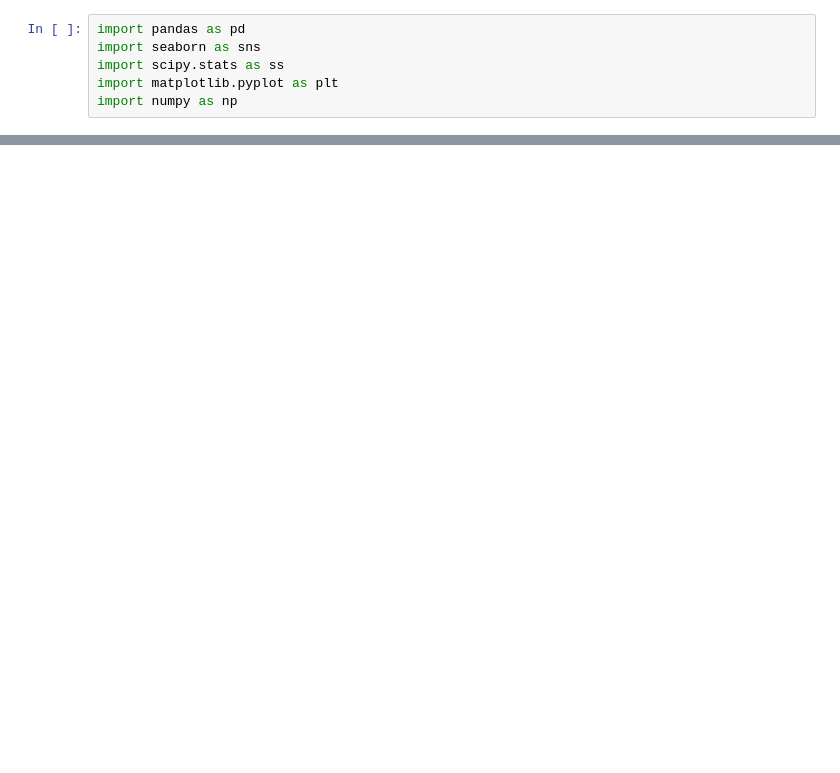
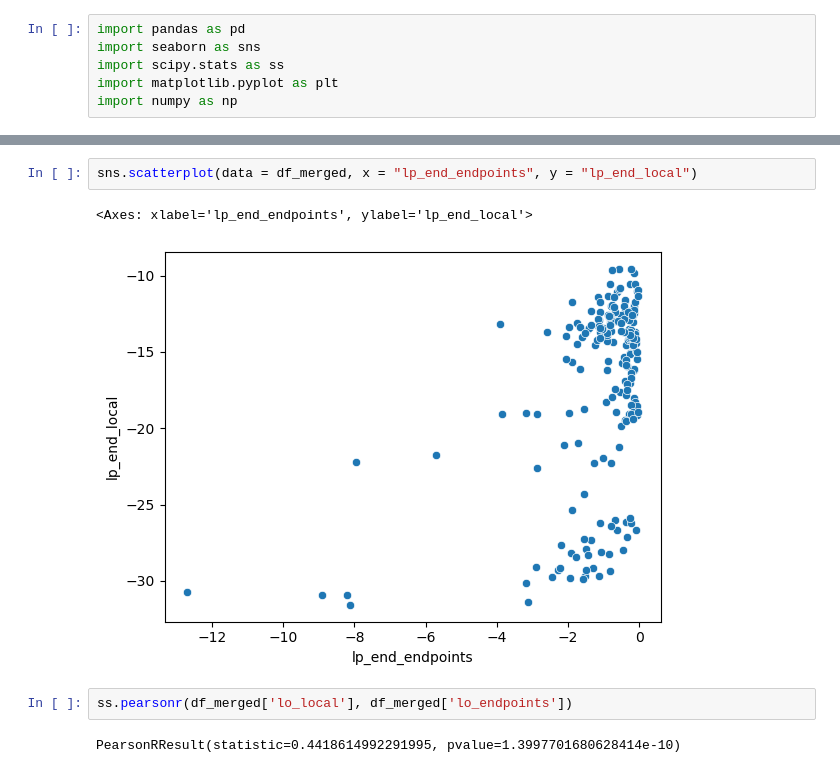
Before and after one commit to seantrott/open_llm_tom, a Jupyter notebook: Compare logprobs.ipynb, the cells around one changed output, grey strips where cells are left out. Cells and saved outputs as stored; diff of their text form; blank space fills up the shorter version.

```diff
--- a/Compare logprobs.ipynb
+++ b/Compare logprobs.ipynb
@@ -116,0 +33,9 @@ df_all[['start', 'diff']].groupby(["start"]).mean().reset_index()
+# %%
+sns.scatterplot(data = df_merged, x = "lp_end_endpoints", y = "lp_end_local")
+# %% [output]
+<Axes: xlabel='lp_end_endpoints', ylabel='lp_end_local'>
+[figure, added]
+# %%
+ss.pearsonr(df_merged['lo_local'], df_merged['lo_endpoints'])
+# %% [output]
+PearsonRResult(statistic=0.4418614992291995, pvalue=1.3997701680628414e-10)
```
Also changed, not shown: parts of 25 cells of this notebook, 2 other files.
